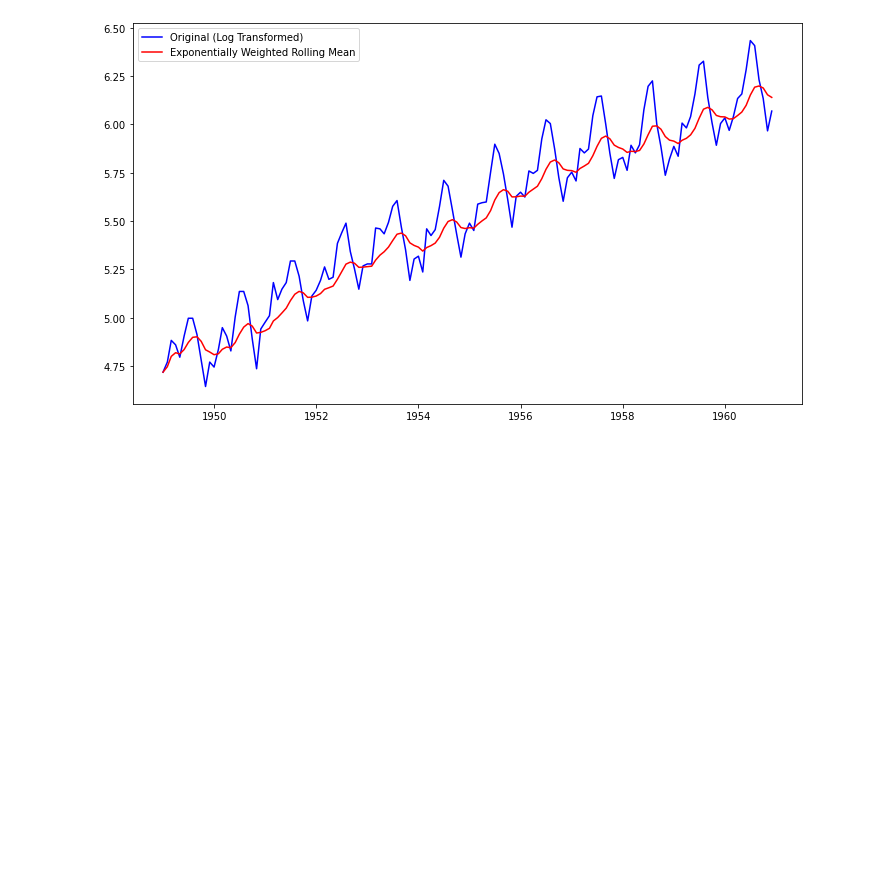
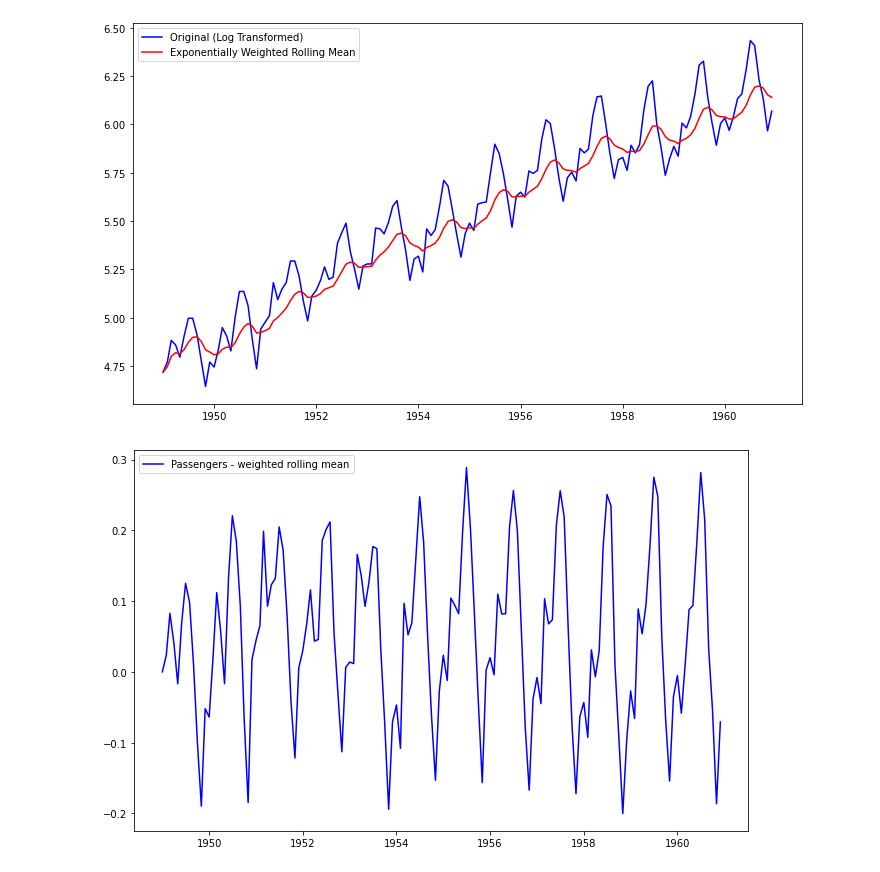
Before and after one commit to sailajak2003/TimeSeries, a Jupyter notebook: airline_pssg.ipynb, the cells around one changed output. Saved outputs shown, nothing was run; the diff lists cells and outputs as text; code cells hidden in the pictures; blank space fills up the shorter version.

```diff
--- a/airline_pssg.ipynb
+++ b/airline_pssg.ipynb
@@ -138,3 +138,13 @@ plt.legend(loc='best')
 plt.show(block=False)
 # %% [output]
 [figure]
+# %%
+# substracting ewm from log data
+data_minus_exp_roll_mean = np.log(df) - exp_roll_mean
+# Plot the time series
+fig = plt.figure(figsize=(11,7))
+plt.plot(data_minus_exp_roll_mean, color='blue',label='Passengers - weighted rolling mean')
+plt.legend(loc='best')
+plt.show(block=False)
+# %% [output]
+[figure, added]
```
Also changed, not shown: parts of 4 cells of this notebook.
